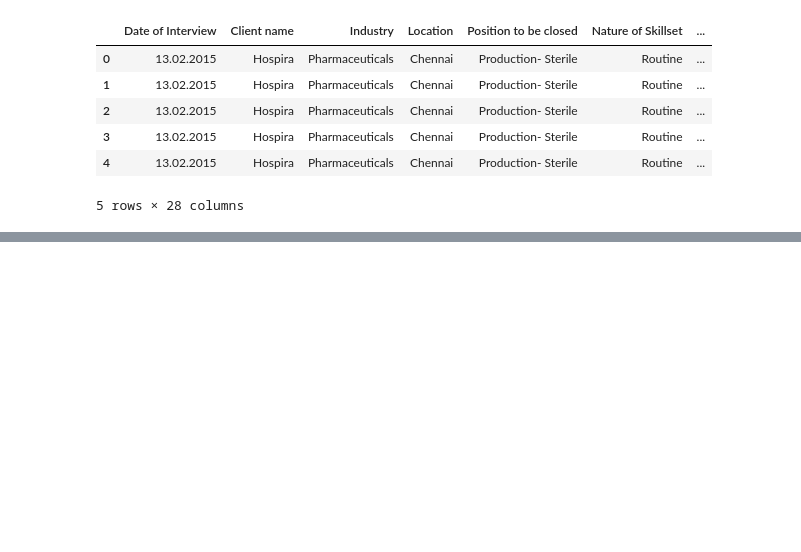
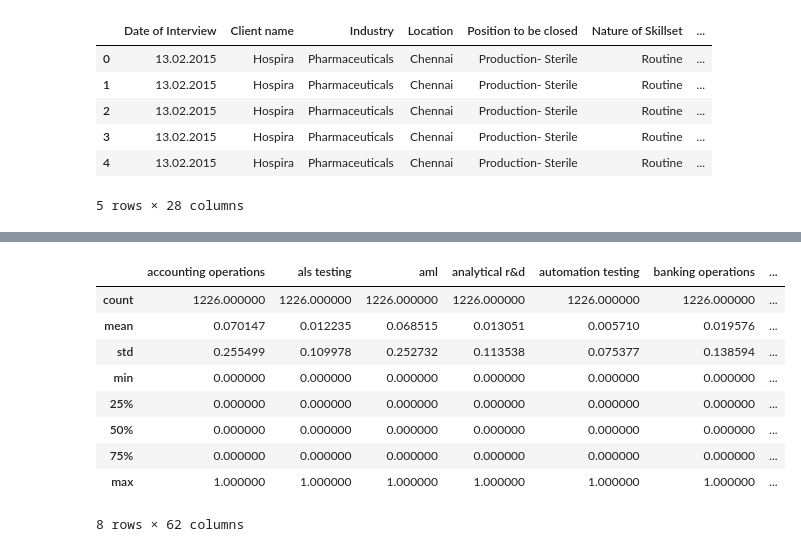
Before and after one commit to atognola/G8_DS_DH, a Jupyter notebook: Desafío 3.ipynb, the cells around one changed output, grey strips where cells are left out. Drawn from its saved outputs; the diff is of its cells as text; code cells hidden in the pictures; blank space fills up the shorter version.

```diff
--- a/Desafío 3.ipynb
+++ b/Desafío 3.ipynb
@@ -249,0 +278,13 @@ df.loc[df["Interview Type"].astype(str).str.contains('sceduled'),"Interview Type
+# %%
+onehot_skills.describe()
+# %% [output]
+|  | accounting operations | als testing | aml | analytical r&d | automation testing | banking operations | ... |
+| count | 1226.000000 | 1226.000000 | 1226.000000 | 1226.000000 | 1226.000000 | 1226.000000 | ... |
+| mean | 0.070147 | 0.012235 | 0.068515 | 0.013051 | 0.005710 | 0.019576 | ... |
+| std | 0.255499 | 0.109978 | 0.252732 | 0.113538 | 0.075377 | 0.138594 | ... |
+| min | 0.000000 | 0.000000 | 0.000000 | 0.000000 | 0.000000 | 0.000000 | ... |
+| 25% | 0.000000 | 0.000000 | 0.000000 | 0.000000 | 0.000000 | 0.000000 | ... |
+| 50% | 0.000000 | 0.000000 | 0.000000 | 0.000000 | 0.000000 | 0.000000 | ... |
+| 75% | 0.000000 | 0.000000 | 0.000000 | 0.000000 | 0.000000 | 0.000000 | ... |
+| max | 1.000000 | 1.000000 | 1.000000 | 1.000000 | 1.000000 | 1.000000 | ... |
+8 rows × 62 columns
```
Also changed, not shown: parts of 20 cells of this notebook.
